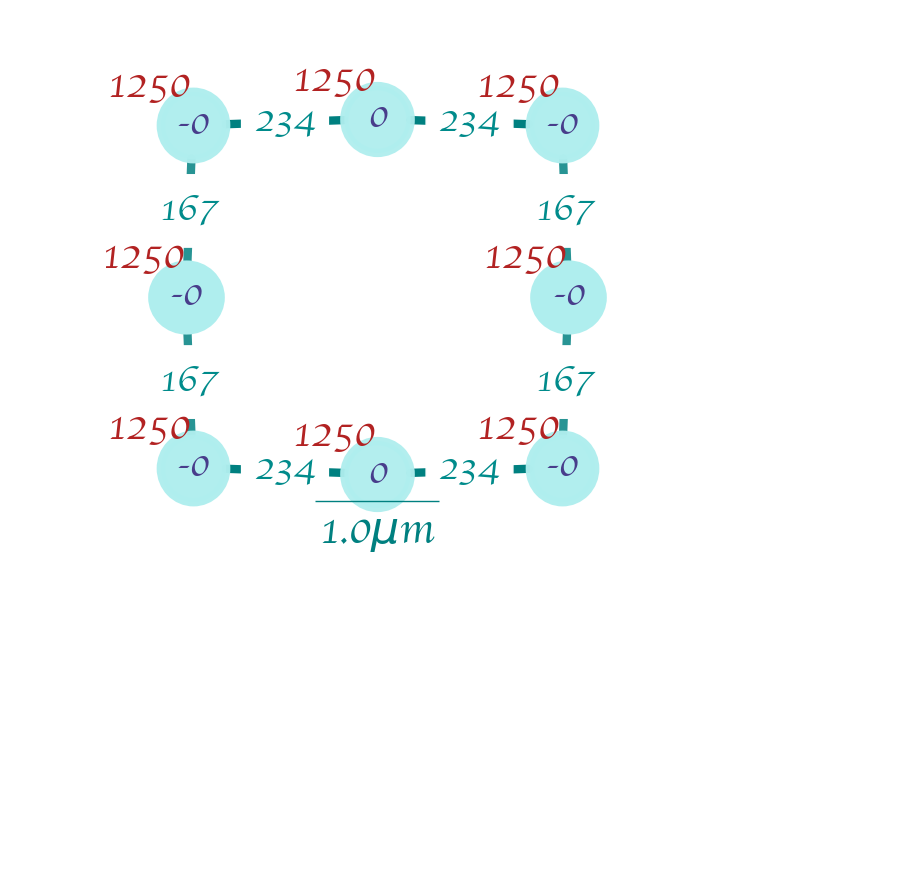
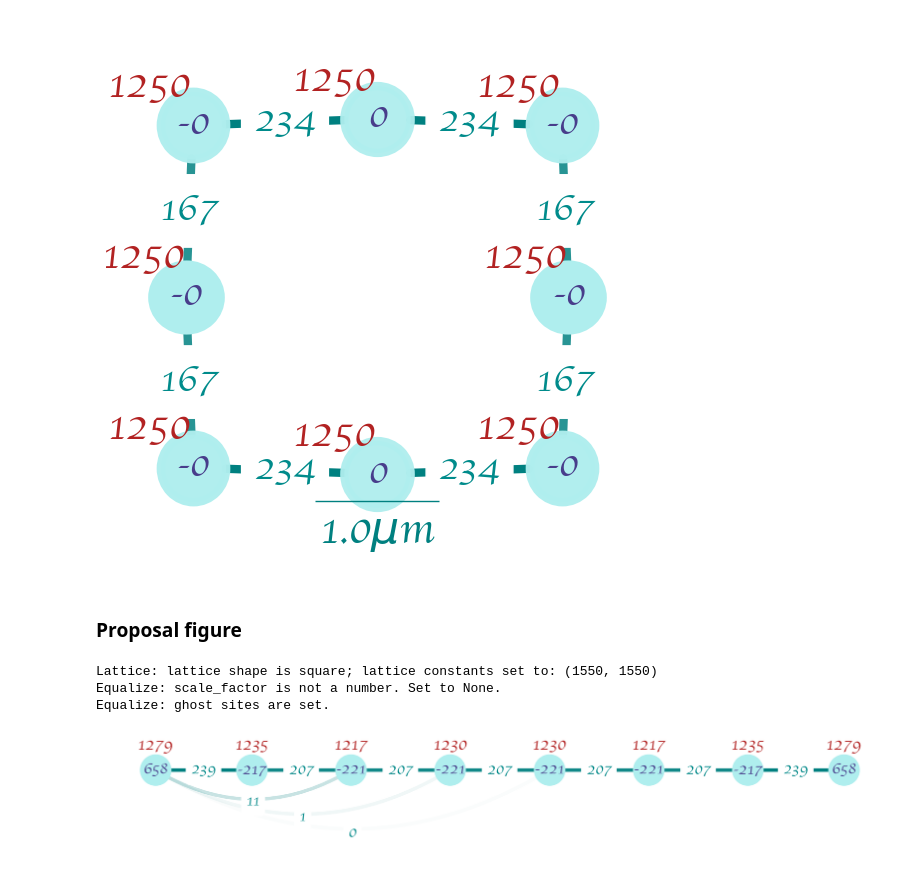
Before and after one commit to htwei17/HubbardTweezer, a Jupyter notebook: HubbardTweezer/src/figures.ipynb, the cells around one changed output. Drawn from its saved outputs; the diff is of its cells as text; code cells hidden in the pictures; blank space fills up the shorter version.

Commit message:
update figures

```diff
--- a/HubbardTweezer/src/figures.ipynb
+++ b/HubbardTweezer/src/figures.ipynb
@@ -765,3 +765,43 @@ Equalize: ghost sites are set.
 
 Start to plot graph...
 [figure]
+# %% [markdown]
+### Proposal figure
+# %%
+from Hubbard.plot import *
+import numpy as np
+from Hubbard.io import *
+
+N = 20
+L = 8
+Ly = 1
+d = 3
+shape = 'square'
+w = None
+eqt = 'neq'
+R0 = np.array([3, 3, 7.2])
+G = HubbardGraph(N,
+                 R0=R0,
+                 lattice=np.array([L, Ly], dtype=int),
+                 trap=(52.26, 1000),
+                 lc=1550,
+                 ascatt=1770,
+                 laser=780,
+                 band=1,
+                 dim=d,
+                 sparse=True,
+                 shape=shape,
+                 waist=w,
+                 equalize=False,
+                 eqtarget=eqt,
+                 lattice_symmetry=True,
+                 symmetry=True,
+                 verbosity=0)
+fn = '../output/3D_8x1_square_None_neq.ini'
+read_file(fn, G)
+G.draw_graph(nnn=True, A=G.A, U=G.U, scalebar=False)
+# %% [output]
+Lattice: lattice shape is square; lattice constants set to: (1550, 1550)
+Equalize: scale_factor is not a number. Set to None.
+Equalize: ghost sites are set.
+[figure, added]
```
Also changed, not shown: parts of 1 cell of this notebook, 1 other file.
